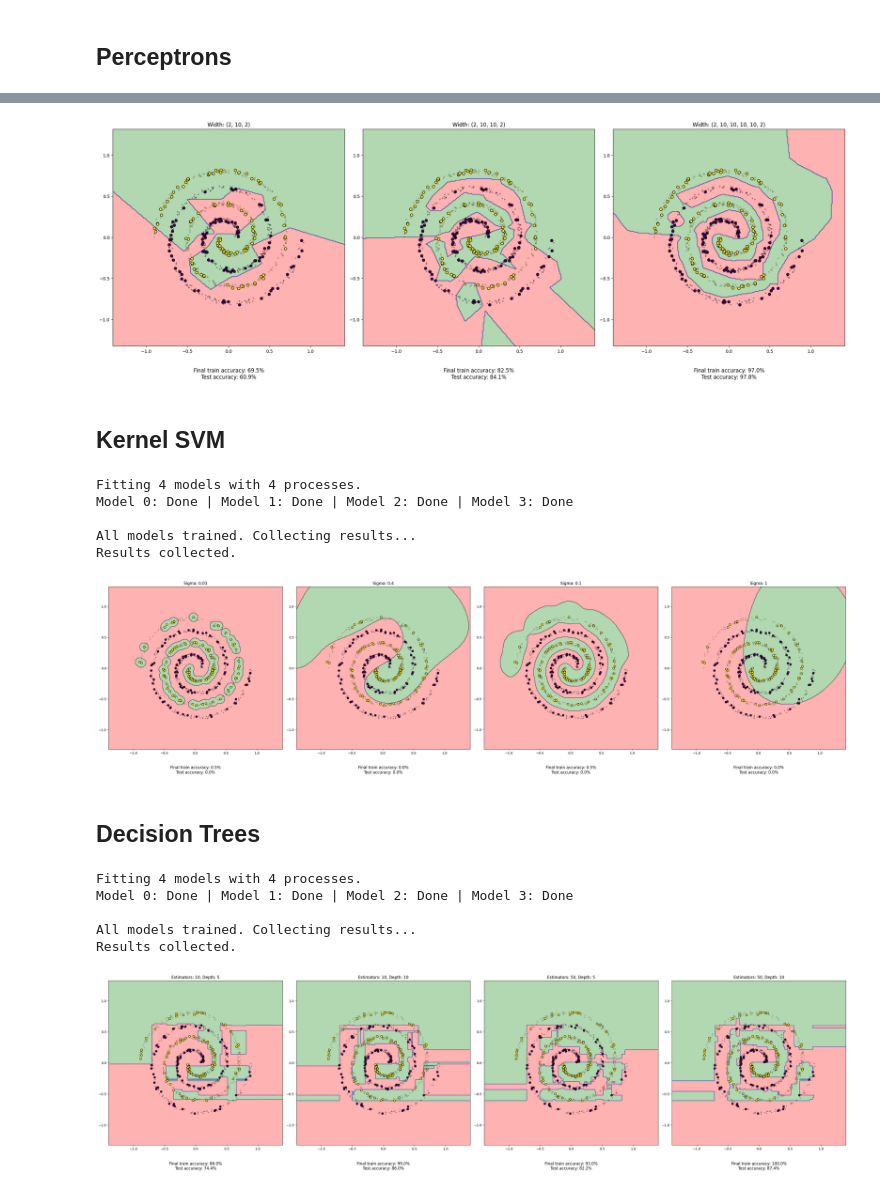
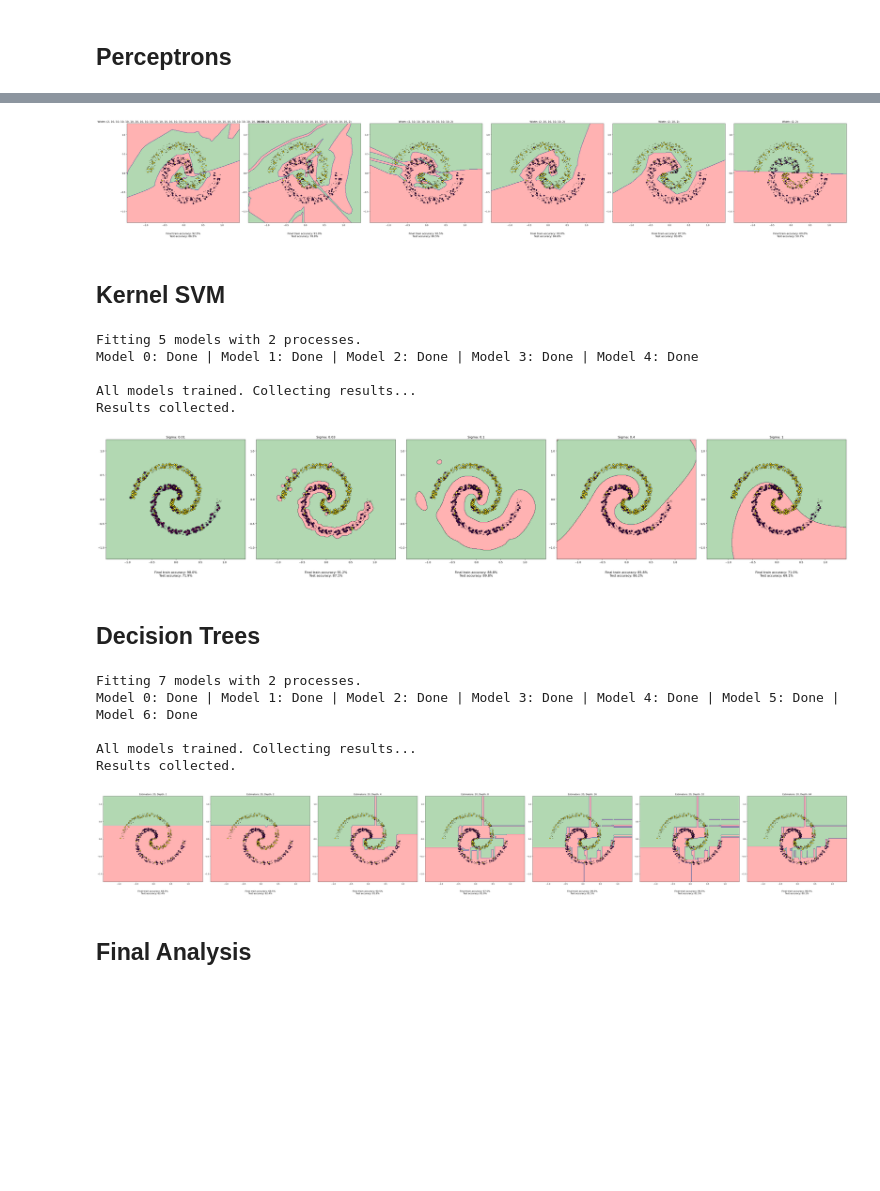
Before and after one commit to NoahWedlich/AppliedMLProject, a Jupyter notebook: main.ipynb, the cells around one changed output, grey strips where cells are left out. Saved outputs shown, nothing was run; the diff lists cells and outputs as text; code cells hidden in the pictures; blank space fills up the shorter version.

Commit message:
Improved analysis

```diff
--- a/main.ipynb
+++ b/main.ipynb
@@ -100,36 +115,36 @@ def show_tunable_model(cf, trained_models):
     colors_train = colors[:num_train_samples]
     colors_test = colors[num_train_samples:]
 
-    for ax, (_, model, params, _) in zip(axs.flat, trained_models):
-        ax.set_title(cf.title_generator(params))
+    for ax, trained_model in zip(axs.flat, trained_models):
+        ax.set_title(cf.title_generator(trained_model["params"]))
         ax.set(aspect="equal")
 
+        model = trained_model["model"]
         h_list = model(X_list)
 
-        acc_train = cf.measure_accuracy(model, cf.train_df)
-        acc_test = cf.measure_accuracy(model, cf.test_df)
-
-        ax.text(0.5, -0.1, f"Final train accuracy: {acc_train:.1f}%\nTest accuracy: {acc_test:.1f}%",
+        ax.text(0.5, -0.1, f"Final train accuracy: {trained_model['acc_train']:.1f}%\n"
+                           f"Test accuracy: {trained_model['acc_test']:.1f}%",
                 transform=ax.transAxes, ha='center', va='top', fontsize=12)
 
         ax.contourf(x_list, y_list, h_list, cmap=cmap, alpha=0.3)
 
-        ax.scatter(cf.test_df['x'], cf.test_df['y'], c=colors_test, edgecolor='k', alpha=0.3, s=5)
+        ax.scatter(cf.test_df['x'], cf.test_df['y'], c=colors_test, edgecolor='k', alpha=0.6, s=5)
         ax.scatter(cf.train_df['x'], cf.train_df['y'], c=colors_train, edgecolor='k')
 
     plt.tight_layout()
     plt.show()
 # %%
-my_seed = 40733704 #int(random.random()*100000000)
+my_seed = 1 #int(random.random()*100000000)
 np.random.seed(my_seed)
 print("Seed used:", my_seed)
 
-gen = sp.Spirals(sp.SpiralConf(2, 0.05, 0.1, 0.9, 2))
-# gen = hm.HalfMoons([hm.HalfMoonConf(centre=(-0.2,-0.2)),
-#                     hm.HalfMoonConf(angle_range=(3.14,6.29), centre=(0.2,0.2))])
+gen = sp.Spirals(sp.SpiralConf(2, 0.2, 0.1, 0.9, 1))
+# gen = hm.HalfMoons([hm.HalfMoonConf(centre=(-0.2,-0.2), width=0.1, angle_range=(0,5.5)),
+#                     hm.HalfMoonConf(centre=(0.2,0.2), width=0.1,angle_range=(3.14,3.14+5.5))])
 #gen = cc.ConcentricBands()#[cc.CBandConf(0.7, 0.5)])
-# gen = sb.RandomSeparatedBlobs()
-df = gen.sample(num_samples=100)
+#gen = sb.RandomSeparatedBlobs()
+gen.add_postprocesser(pp.LabelSwitch(labels=list(gen.labels.values()), noise_freq=0.1))
+df = gen.sample(num_samples=200)
 
 plt.figure(figsize=(6, 6))
 
@@ -148,7 +163,7 @@ Seed used: 40733704
 ## Perceptrons
 # %%
 params = {
-    'widths': list(map(lambda x: (2,)+(10,)*x+(2,), [1,2,4])),
+    'widths': list(map(lambda x: (2,)+(10,)*x+(2,), [16,8,4,1,0])),
     'activation': ["ReLU"],
     'optimizer': GDOptimizer(learning_rate=0.5)
 }
@@ -166,7 +181,7 @@ df, train_df, test_df = train_test_split(
 
 num_batches = 5
 training_params = {
-    'num_epochs': 10000,
+    'num_epochs': 3000,
     'batch_size': (len(df)*train_split) // num_batches,
     'compute_metrics': True,
     'metrics_dict': {'accuracy': accuracy, 'loss': mean_squared_error}
@@ -181,15 +196,16 @@ measure_accuracy = lambda model, data: \
         encode_label(data['label'])
     )
 
-config = ExperimentConfig(
+configNN = ExperimentConfig(
     tunable_model=tunable_model,
     train_df=train_df,
     test_df=test_df,
     training_params=training_params,
     title_generator=title_generator,
     encode_label=encode_label,
-    measure_accuracy=measure_accuracy
+    measure_accuracy=measure_accuracy,
+    random_seed=5
 )
 # %%
-trained_models = train_tunable_model(config)
+trained_models = train_tunable_model(configNN)
 # %% [output]
@@ -202,7 +218,7 @@ Results collected.
 # %%
-show_tunable_model(config, trained_models)
+show_tunable_model(configNN, trained_models)
 # %% [output]
-[figure, old version]
+[figure, new version]
 # %% [markdown]
 ## Kernel SVM
 # %%
@@ -245,16 +262,16 @@ config = ExperimentConfig(
 )
 # %%
-trained_models = train_tunable_model(config)
+trained_models = train_tunable_model(configSVM)
 # %% [output]
-Fitting 4 models with 4 processes.
-Model 0: Done | Model 1: Done | Model 2: Done | Model 3: Done
+Fitting 5 models with 2 processes.
+Model 0: Done | Model 1: Done | Model 2: Done | Model 3: Done | Model 4: Done
 
 All models trained. Collecting results...
 Results collected.
 # %%
-show_tunable_model(config, trained_models)
+show_tunable_model(configSVM, trained_models)
 # %% [output]
-[figure, old version]
+[figure, new version]
 # %% [markdown]
 ## Decision Trees
 # %%
@@ -297,13 +315,15 @@ config = ExperimentConfig(
 )
 # %%
-trained_models = train_tunable_model(config)
+trained_models = train_tunable_model(configTrees)
 # %% [output]
-Fitting 4 models with 4 processes.
-Model 0: Done | Model 1: Done | Model 2: Done | Model 3: Done
+Fitting 7 models with 2 processes.
+Model 0: Done | Model 1: Done | Model 2: Done | Model 3: Done | Model 4: Done | Model 5: Done | Model 6: Done
 
 All models trained. Collecting results...
 Results collected.
 # %%
-show_tunable_model(config, trained_models)
+show_tunable_model(configTrees, trained_models)
 # %% [output]
-[figure, old version]
+[figure, new version]
+# %% [markdown]
+## Final Analysis
```
Also changed, not shown: parts of 8 cells of this notebook.
